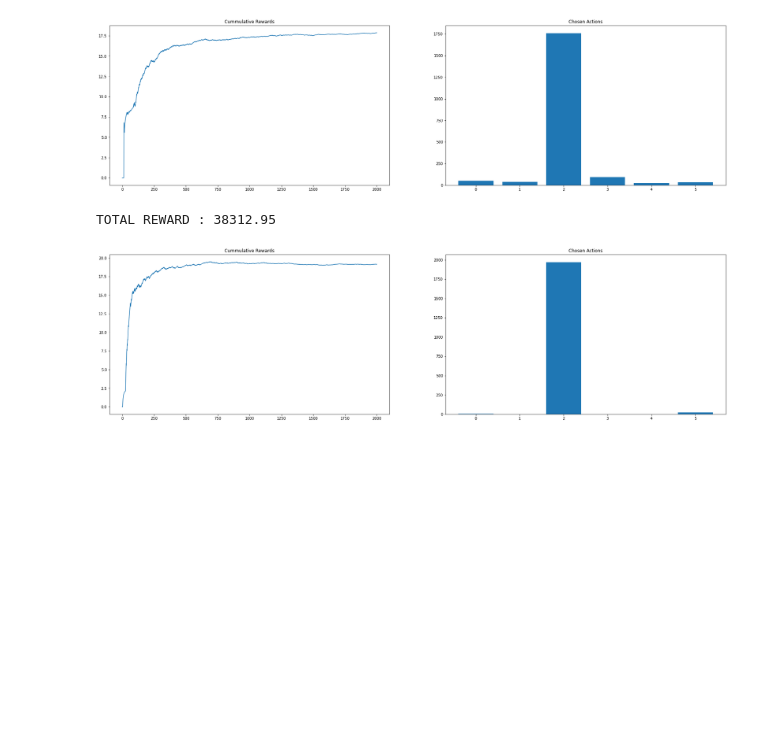
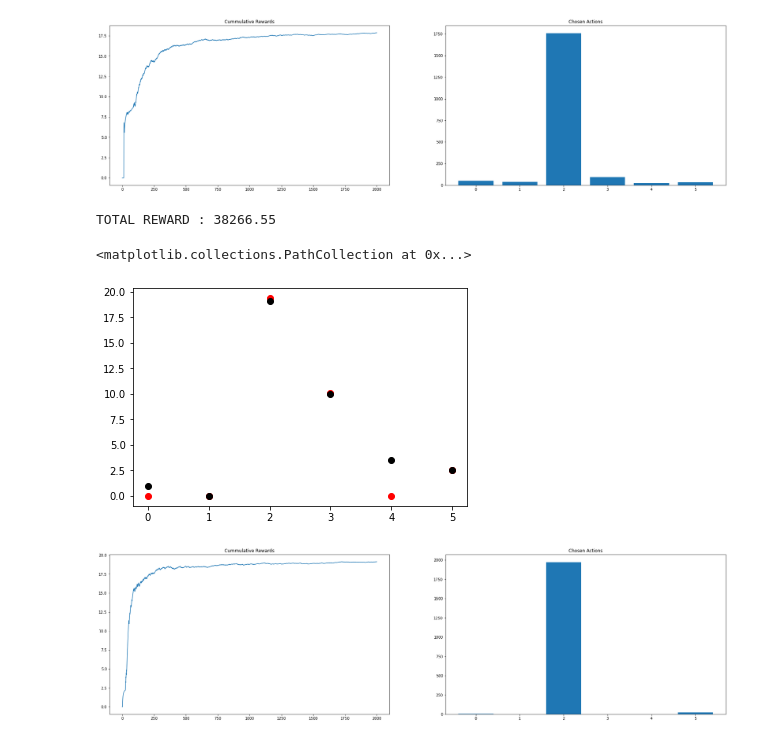
Before and after one commit to mauricioyc/Probabilistic-Machine-Learning, a Jupyter notebook: Multi_Armed_Bandit/multi_armed_bandit_algorithm.ipynb, the cells around one changed output. Drawn from its saved outputs; the diff is of its cells as text; code cells hidden in the pictures; blank space fills up the shorter version.

```diff
--- a/Multi_Armed_Bandit/multi_armed_bandit_algorithm.ipynb
+++ b/Multi_Armed_Bandit/multi_armed_bandit_algorithm.ipynb
@@ -125,10 +131,16 @@ plot_history(eg_history)
 [figure]
 # %%
 egreedy_decay_agent = EpsilonGreedyAgent(environment, max_iterations=2000, epsilon=0.1, decay=0.01)
-egd_history = egreedy_decay_agent.act()
+egd_history, q_values = egreedy_decay_agent.act()
 print(f"TOTAL REWARD : {sum(egd_history['rewards'])}")
 # %% [output]
-TOTAL REWARD : 38312.95
+TOTAL REWARD : 38266.55
+# %%
+plt.scatter(range(environment.k_arms), q_values, c="red")
+plt.scatter(range(environment.k_arms), np.multiply(environment.reward_probas, environment.rewards), c="black")
+# %% [output]
+<matplotlib.collections.PathCollection at 0x...>
+[figure, added]
 # %%
 plot_history(egd_history)
 # %% [output]
```
Also changed, not shown: parts of 3 cells of this notebook.
